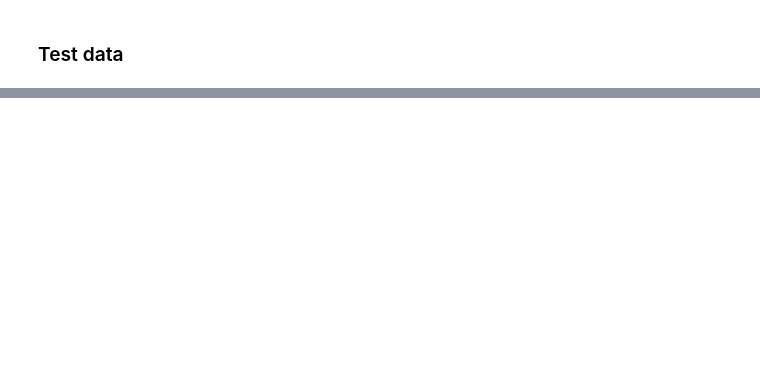
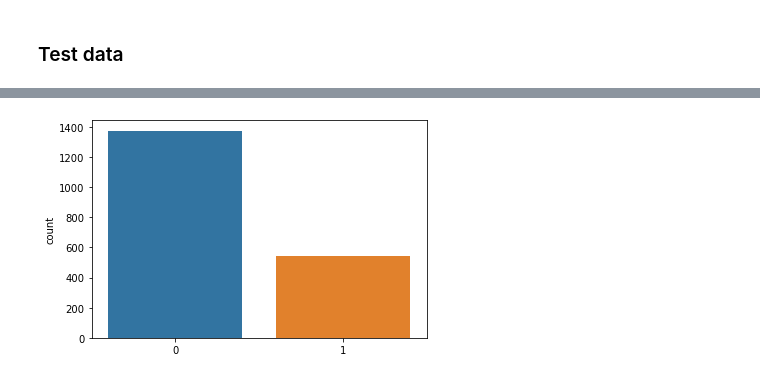
Before and after one commit to Ugenteraan/Naive-Bayes-Scratch, a Jupyter notebook: Gaussian-Naive-Bayes/Gaussian-Naive-Bayes-Loan-Data.ipynb, the cells around one changed output, grey strips where cells are left out. Saved outputs shown, nothing was run; the diff lists cells and outputs as text; code cells hidden in the pictures; blank space fills up the shorter version.

```diff
--- a/Gaussian-Naive-Bayes/Gaussian-Naive-Bayes-Loan-Data.ipynb
+++ b/Gaussian-Naive-Bayes/Gaussian-Naive-Bayes-Loan-Data.ipynb
@@ -178,3 +135,33 @@ def posterior_calculation(likelihood_records, unique_classes, class_prior_record
+# %%
+def posterior_calculation(likelihood_records, unique_classes, class_prior_record):
+    '''Calculates the posterior log probability
+    '''
+
+    probabilities = {}
+
+    for cls_idx, cls_name in enumerate(unique_classes):
+        class_prior = class_prior_record.loc[class_prior_record['class'] == 0].drop('class',
+                                                                                axis=1).values.reshape(-1)
+
+
+        likelihood_class = np.sum(likelihood_records[cls_name], axis=1)
+        posterior_probs = np.log(class_prior)+likelihood_class
+        likelihood_records[cls_name]['posterior_log_prob'] = posterior_probs
+
+
+        probabilities[cls_name] = posterior_probs
+
+
+    all_probabilities = pd.DataFrame(probabilities)
+    log_sum_probs = np.sum(np.exp(all_probabilities), axis=1) #the denominator to normalize
+
+    for cls_idx, cls_name in enumerate(unique_classes):
+
+        #normalizing the result between 0 and 1 to represent probability.
+        likelihood_records[cls_name]['posterior_prob'] = np.exp(likelihood_records[cls_name]['posterior_log_prob'])\
+                                                                /log_sum_probs
+
+    return likelihood_records
 # %%
 def get_max_class_prediction(test_records, unique_classes):
     '''Given the posterior probabilities of all classes, find the highest prob.
@@ -183,7 +170,7 @@ def get_max_class_prediction(test_records, unique_classes):
 
     for cls_idx, cls_name in enumerate(unique_classes):
 
-        predictions[cls_name] = test_records[cls_name]['posterior_log_prob']
+        predictions[cls_name] = test_records[cls_name]['posterior_prob']
 
     predictions = pd.DataFrame.from_dict(predictions)
     max_preds = predictions.idxmax(axis=1)
@@ -237,0 +189,4 @@ test_records[1]
+# %%
+likelihood_records = likelihood_calculation(X_test, mu, sigma, unique_classes, feature_columns)
+# %%
+test_records = posterior_calculation(likelihood_records, unique_classes, class_prior_record)
@@ -265,0 +233,5 @@ proba
+# %%
+sns.countplot(predictions)
+plt.show()
+# %% [output]
+[figure, added]
```
Also changed, not shown: parts of 25 cells of this notebook.
